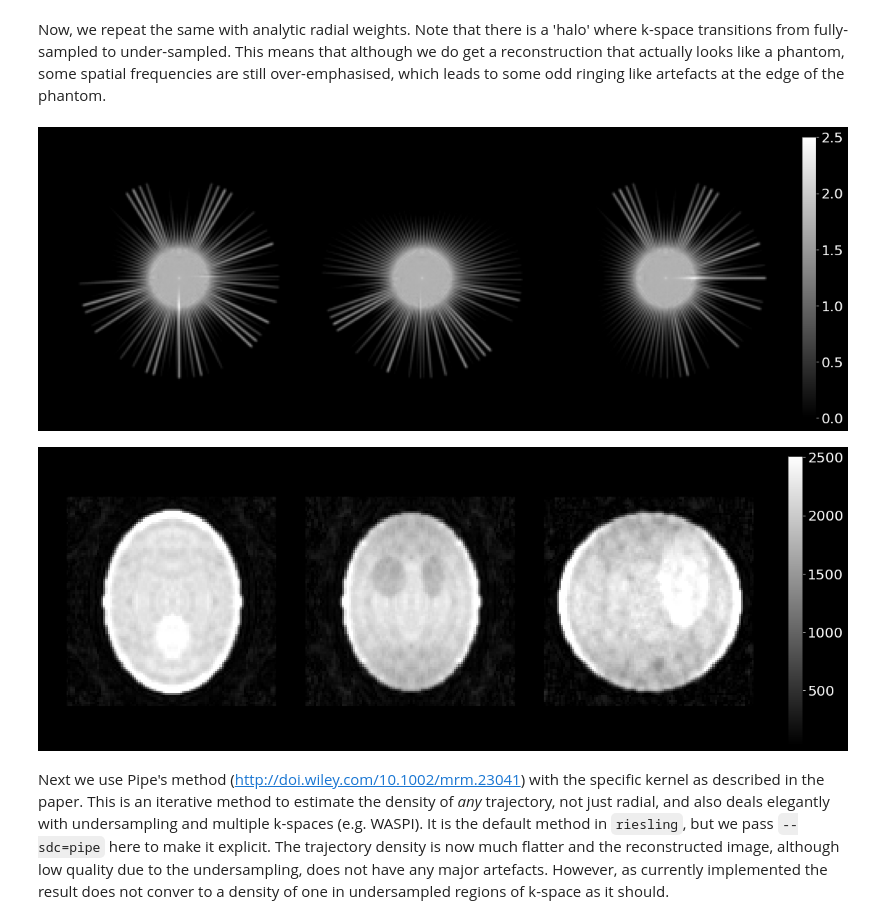
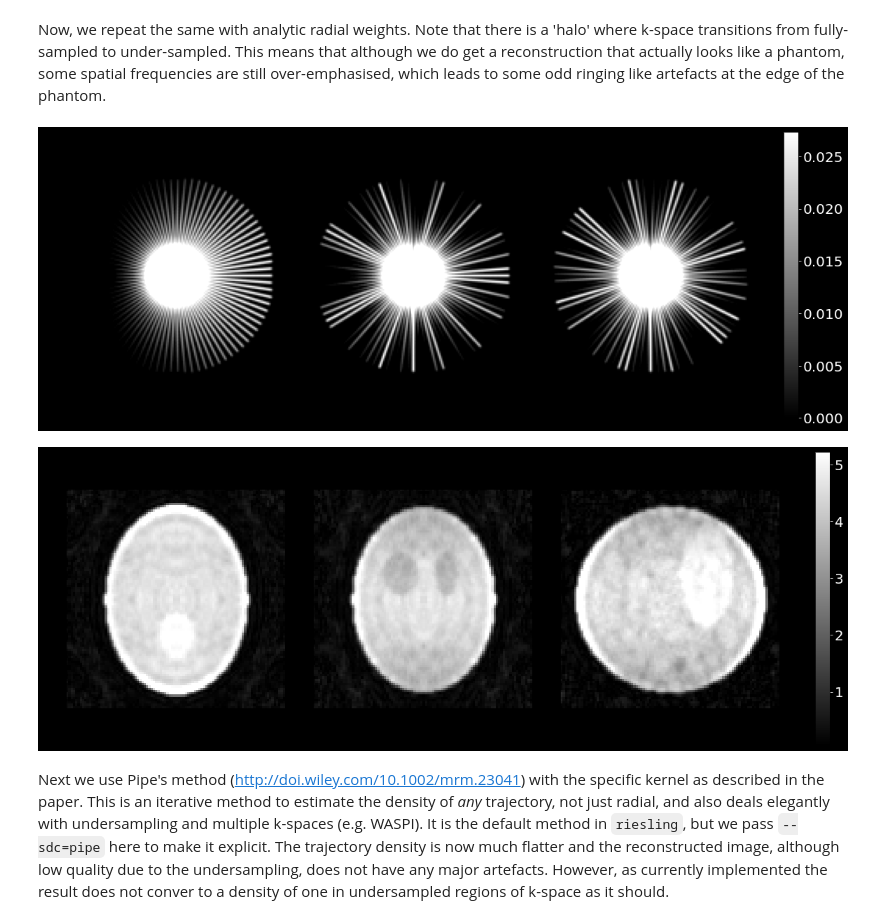
Before and after one commit to spinicist/old-riesling-examples, a Jupyter notebook: sdc.ipynb, the cells around one changed output. Saved outputs shown, nothing was run; the diff lists cells and outputs as text; code cells hidden in the pictures.

```diff
--- a/sdc.ipynb
+++ b/sdc.ipynb
@@ -26,13 +23,14 @@ display(rl.images.single('no-sdc-recon.h5', dset='image'))
 # %% [markdown]
 Now, we repeat the same with analytic radial weights. Note that there is a 'halo' where k-space transitions from fully-sampled to under-sampled. This means that although we do get a reconstruction that actually looks like a phantom, some spatial frequencies are still over-emphasised, which leads to some odd ringing like artefacts at the edge of the phantom.
 # %%
-!riesling traj 'phantom.h5' --sdc=radial {recon_settings} -o radial
-display(rl.images.single('radial-traj.h5', dset='traj-image', vmin=0, vmax=2.5))
-!riesling recon 'phantom.h5' --sdc=radial {recon_settings} -o radial
+!riesling sdc 'phantom.h5' --sdc=radial
+!riesling traj 'phantom.h5' --sdc=phantom-sdc.h5 {recon_settings} -o radial
+display(rl.images.single('radial-traj.h5', dset='traj-image'))
+!riesling recon 'phantom.h5' --sdc=phantom-sdc.h5 {recon_settings} -o radial
 display(rl.images.single('radial-recon.h5', dset='image'))
 # %% [output]
-[figure, old version]
+[figure, new version]
-[figure, old version]
+[figure, new version]
 # %% [markdown]
 Next we use Pipe's method (http://doi.wiley.com/10.1002/mrm.23041) with the specific kernel as described in the paper. This is an iterative method to estimate the density of _any_ trajectory, not just radial, and also deals elegantly with undersampling and multiple k-spaces (e.g. WASPI). It is the default method in `riesling`, but we pass `--sdc=pipe` here to make it explicit. The trajectory density is now much flatter and the reconstructed image, although low quality due to the undersampling, does not have any major artefacts. However, as currently implemented the result does not conver to a density of one in undersampled regions of k-space as it should.
 # %%
```
Also changed, not shown: parts of 4 cells of this notebook, 3 other files.
